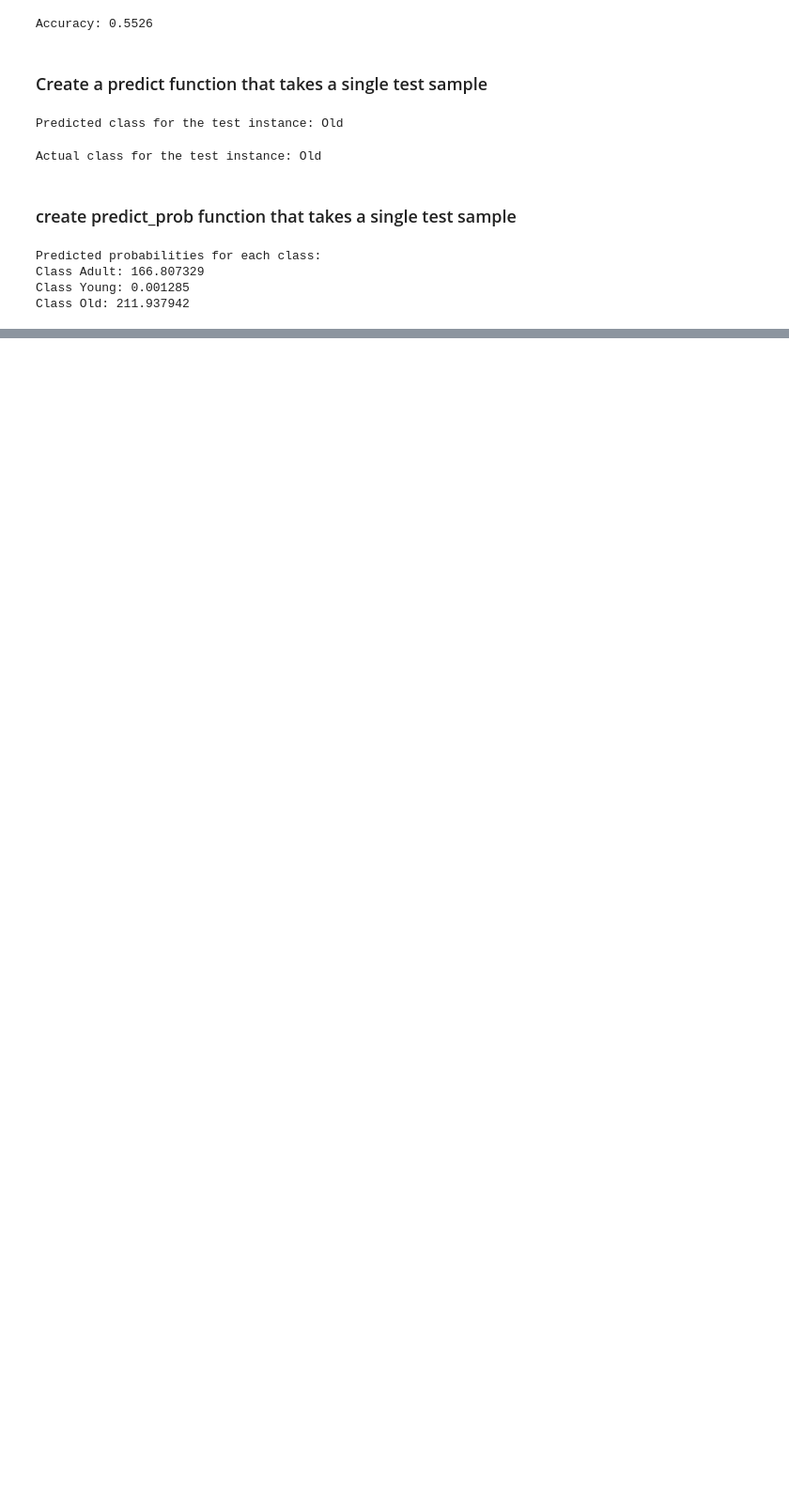
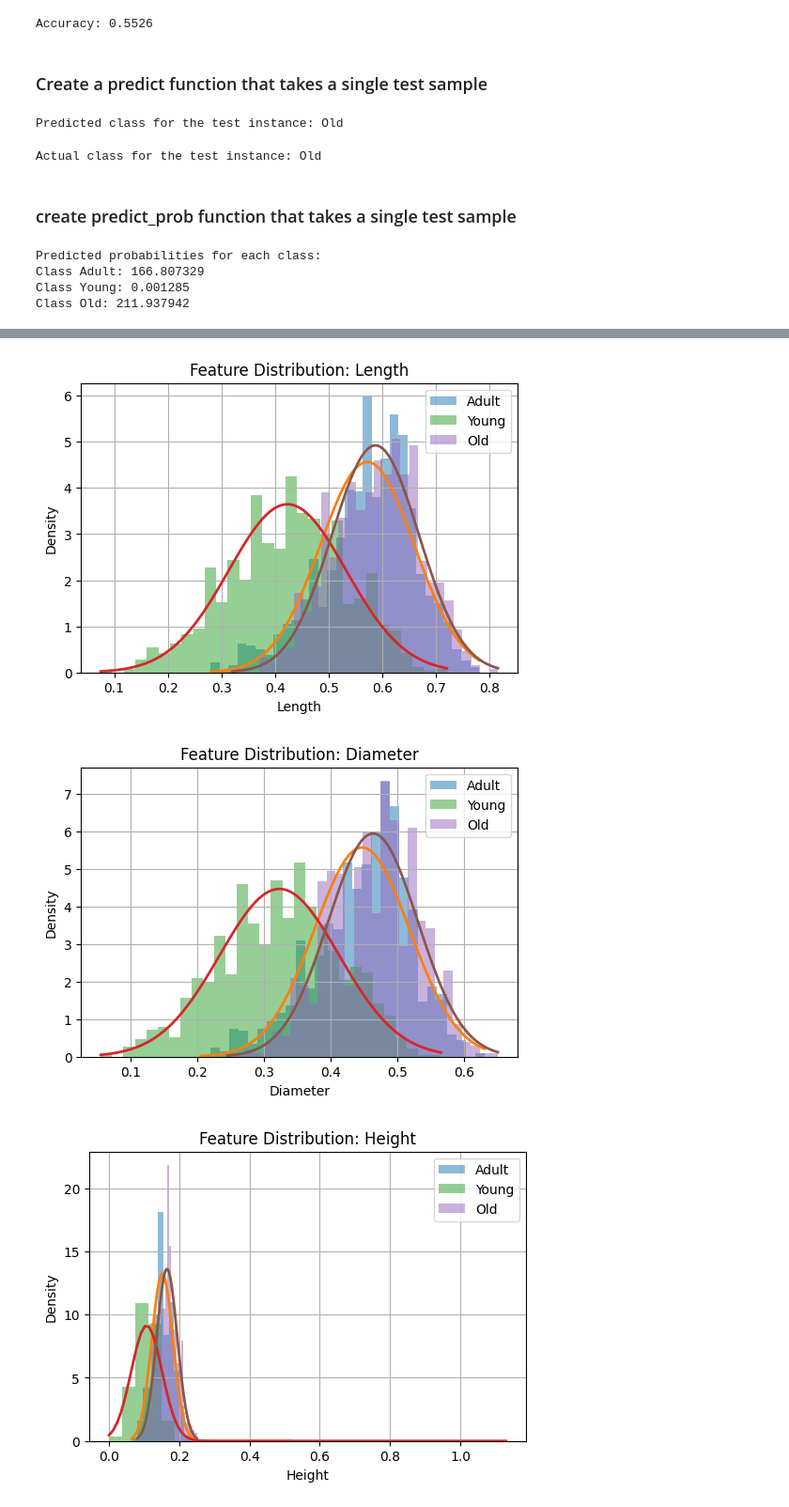
Before and after one commit to moaaz-mohamedd/Gaussian-Naive-Bayes-vs.-Multinomial-Naive-Bayes, a Jupyter notebook: Gaussian_Naive_Bayes.ipynb, the cells around one changed output, grey strips where cells are left out. Shown at 94% size. Saved outputs shown, nothing was run; the diff lists cells and outputs as text; code cells hidden in the pictures; blank space fills up the shorter version.

```diff
--- a/Gaussian_Naive_Bayes.ipynb
+++ b/Gaussian_Naive_Bayes.ipynb
@@ -302,0 +305,35 @@ Class Old: 211.937942
+# %%
+def plot_feature_distributions_gnb(X_train, y_train, means, variances):
+    classes = y_train.unique()
+    features = X_train.columns
+    eps = 1e-9
+
+    for feature in features:
+        plt.figure(figsize=(6, 4))
+
+        for c in classes:
+            X_c = X_train[y_train == c][feature]
+
+            plt.hist(X_c, bins=30, density=True, alpha=0.5, label=f"{c}")
+
+            mean = means[c][feature]
+            var = variances[c][feature]
+
+            x_vals = np.linspace(X_c.min(), X_c.max(), 100)
+            pdf = (1 / np.sqrt(2 * np.pi * (var + eps))) * \
+                  np.exp(-((x_vals - mean) ** 2) / (2 * (var + eps)))
+
+            plt.plot(x_vals, pdf, linewidth=2)
+
+        plt.title(f"Feature Distribution: {feature}")
+        plt.xlabel(feature)
+        plt.ylabel("Density")
+        plt.legend()
+        plt.grid(True)
+        plt.show()
+# %%
+plot_feature_distributions_gnb(X_train, y_train, means, variances)
+# %% [output]
+[figure, added]
+[figure, added]
+[figure, added]
```
Also changed, not shown: parts of 2 cells of this notebook.
